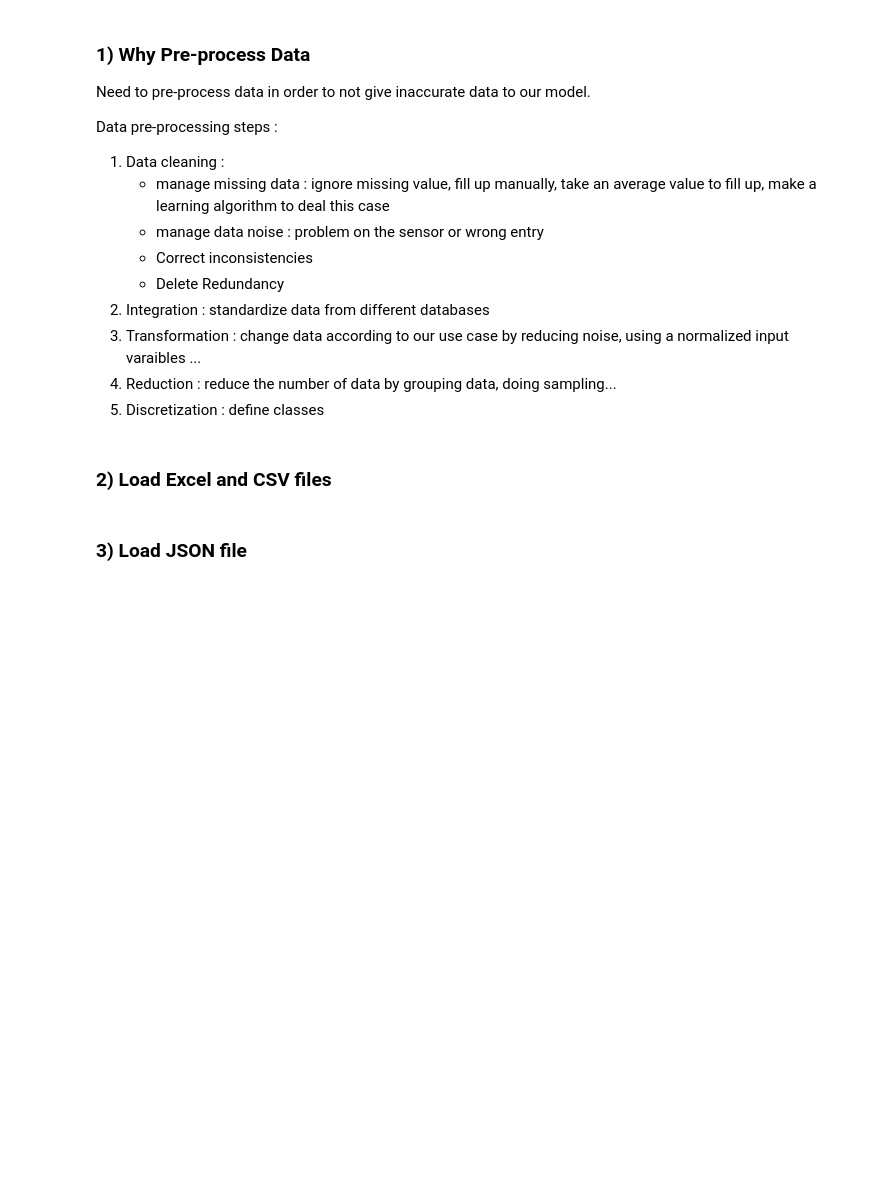
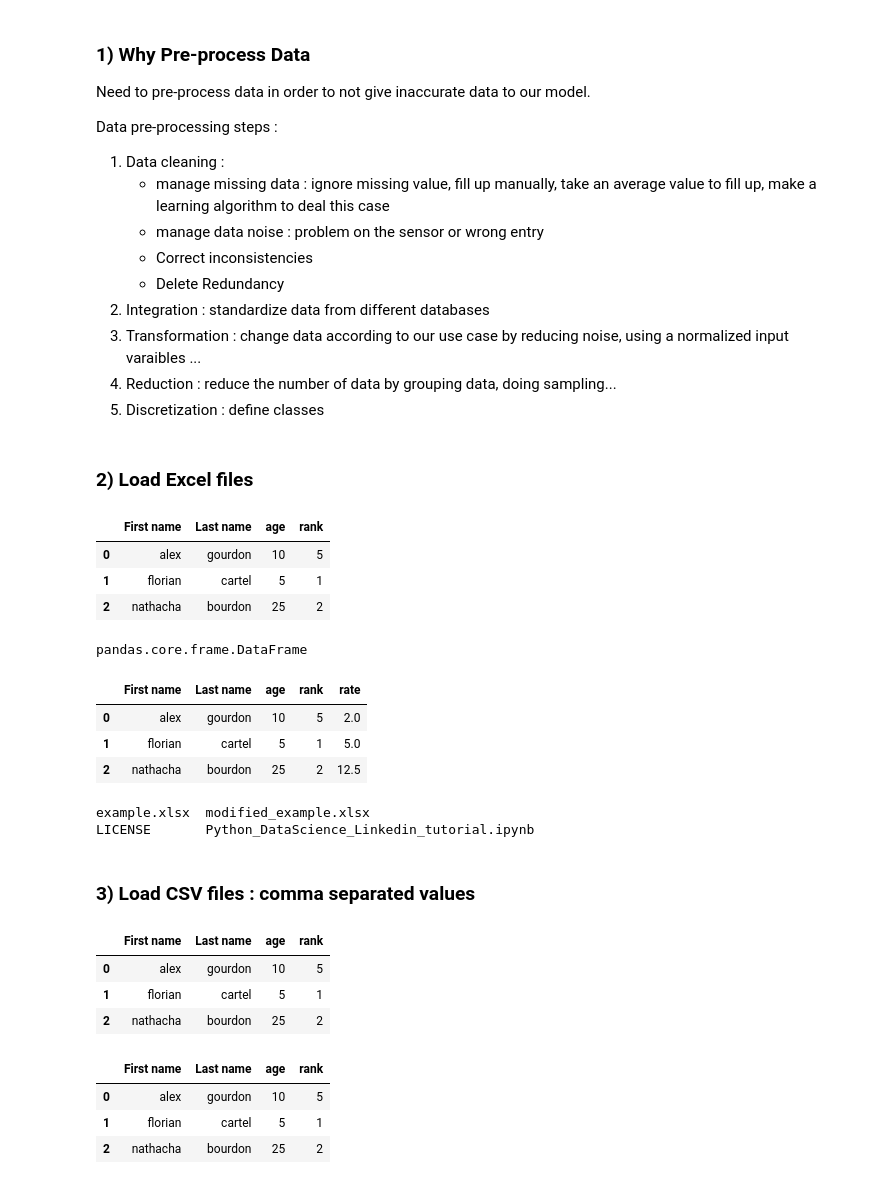
Before and after one commit to Thanusan19/Python_DataScience, a Jupyter notebook: Python_DataScience_Linkedin_tutorial.ipynb, the cells around one changed output. Drawn from its saved outputs; the diff is of its cells as text; code cells hidden in the pictures; blank space fills up the shorter version.

```diff
--- a/Python_DataScience_Linkedin_tutorial.ipynb
+++ b/Python_DataScience_Linkedin_tutorial.ipynb
@@ -248,6 +248,56 @@ sum(g)
   <li>Discretization : define classes</li>
 </ol>
 # %% [markdown]
-<h3 style="padding-left: 20px;"> 2) Load Excel and CSV files</h3>
+<h3 style="padding-left: 20px;"> 2) Load Excel files</h3>
+# %%
+import pandas as pd
+
+#Load excel file as pandas DataFrame
+e = pd.read_excel("example.xlsx")
+e
+# %% [output]
+|  | First name | Last name | age | rank |
+| 0 | alex | gourdon | 10 | 5 |
+| 1 | florian | cartel | 5 | 1 |
+| 2 | nathacha | bourdon | 25 | 2 |
+# %%
+#Confirm the type  --> as being DataFrame
+type(e)
+# %% [output]
+pandas.core.frame.DataFrame
+# %%
+#Add and use dataFrame Elements
+e['rate'] = e['age']/e['rank']
+e
+# %% [output]
+|  | First name | Last name | age | rank | rate |
+| 0 | alex | gourdon | 10 | 5 | 2.0 |
+| 1 | florian | cartel | 5 | 1 | 5.0 |
+| 2 | nathacha | bourdon | 25 | 2 | 12.5 |
+# %%
+#Save dataframe as excel file
+e.to_excel("modified_example.xlsx")
+!ls
+# %% [output]
+example.xlsx  modified_example.xlsx
+LICENSE       Python_DataScience_Linkedin_tutorial.ipynb
 # %% [markdown]
-<h3 style="padding-left: 20px;"> 3) Load JSON file</h3>
+<h3 style="padding-left: 20px;"> 3) Load CSV files : comma separated values</h3>
+# %%
+#Open csv file --> file using default delimiter ","
+c = pd.read_csv("example1.csv")
+c
+# %% [output]
+|  | First name | Last name | age | rank |
+| 0 | alex | gourdon | 10 | 5 |
+| 1 | florian | cartel | 5 | 1 |
+| 2 | nathacha | bourdon | 25 | 2 |
+# %%
+#Open csv file --> file using new delimiter ";"
+c = pd.read_csv("example2.csv",';')
+c
+# %% [output]
+|  | First name | Last name | age | rank |
+| 0 | alex | gourdon | 10 | 5 |
+| 1 | florian | cartel | 5 | 1 |
+| 2 | nathacha | bourdon | 25 | 2 |
```
Also changed, not shown: parts of 66 cells of this notebook, 5 other files.
